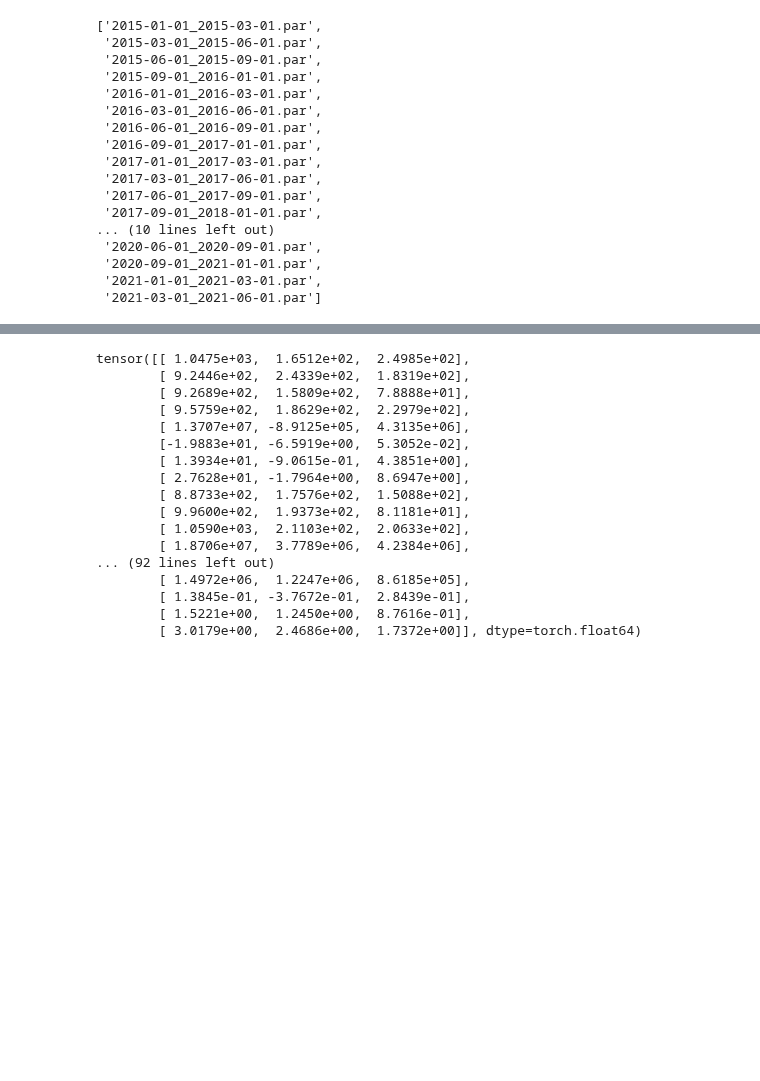
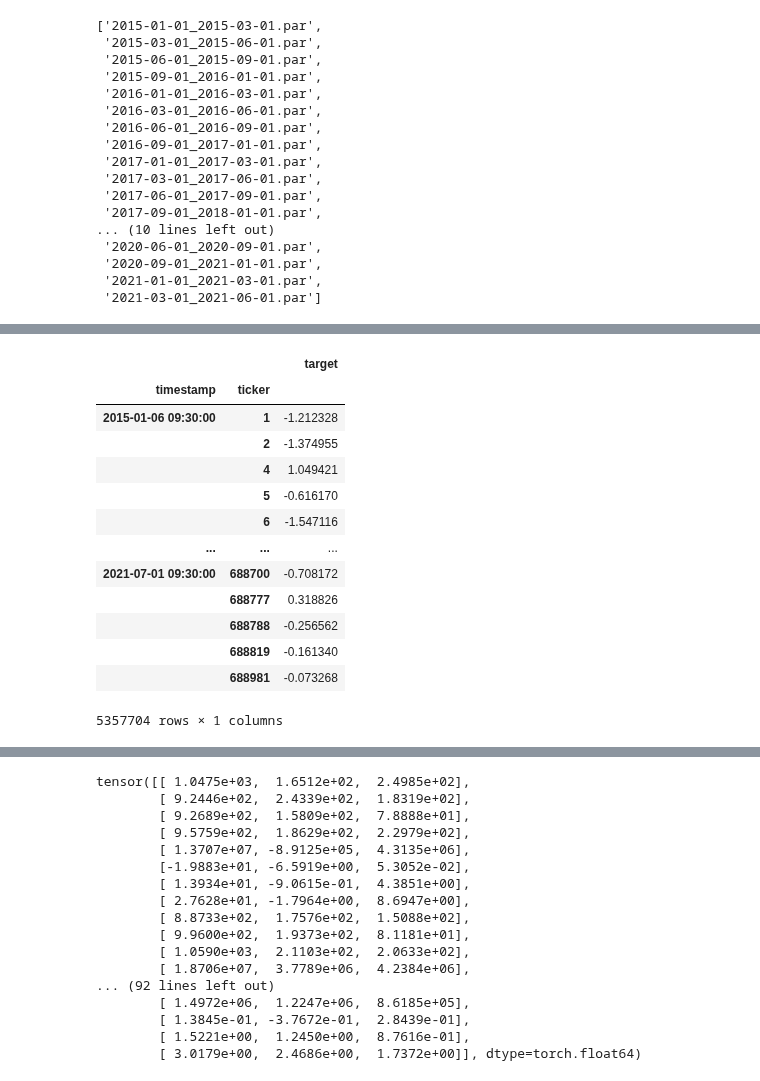
Before and after one commit to June24-Wu/Shannon, a Jupyter notebook: NoteBook/Get_Original_AlphaNet_Data.ipynb, the cells around one changed output, grey strips where cells are left out. Drawn from its saved outputs; the diff is of its cells as text; code cells hidden in the pictures; blank space fills up the shorter version.

Commit message:
12.22 morning standard target

```diff
--- a/NoteBook/Get_Original_AlphaNet_Data.ipynb
+++ b/NoteBook/Get_Original_AlphaNet_Data.ipynb
@@ -1,9 +1,9 @@
 # %% [markdown]
 # Get_Original_AlphaNet_Data
 # %%
-Alpha_Name = "AlphaNet_Original_Input_12.14"
+Alpha_Name = "AlphaNet_Original_Input_12.22_1d_return"
 path = '/home/wuwenjun/Data/' + Alpha_Name +'/'
-target = "5d_ret"
+target = "1d_ret"
 # %%
 import time
 import os
@@ -560,26 +569,5 @@ print("并行执行时间：", int(t2 - t1))
 # print("并行执行时间：", int(t2 - t1))
 # %% [markdown]
 # Pooling and Norm ( Save to Pooling_Norm_Daily)
-# %%
-import time
-import os
-from Research.backtest.bt import BTDaily
-from Research.feature.ft import FeatureAnalysis
-import Research.utils.namespace as namespace
-import Research.utils.normalization as norm
-from Platform.database.mysql import MysqlAPI
-from Platform.utils.persistence import convert_to_standard_daily_feature_csv, convert_to_standard_daily_feature_par
-from Platform.config.mysql_info import FACTOR_LIB_MYSQL_TIO
-import DataAPI
-from os import walk
-import pandas as pd
-import numpy as np
-import torch
-import torch.nn as nn
-from progressbar import ProgressBar
-from tqdm import tqdm
-Alpha_Name = "AlphaNet_Original_Input_12.14"
-path = '/home/wuwenjun/Data/' + Alpha_Name +'/'
-target = "5d_ret"
 # %%
 os.mkdir(path+"Pooling_Norm_Daily")
@@ -679,0 +709,26 @@ pd.read_parquet("/home/wuwenjun/Data/AlphaNet_Original_Input_12.14/Pooling_Norm_
+# %%
+dataframe_list = pd.read_csv(path + "data.csv").set_index(["timestamp","ticker"])
+df = dataframe_list[target].unstack()
+df = (df.T - df.mean(axis=1)) / df.std(axis=1)
+df = df.T.stack()
+df = pd.DataFrame(df,columns=["target"])
+# to date time
+df.reset_index(inplace=True)
+df['timestamp'] = pd.to_datetime(df['timestamp'])
+df.set_index(["timestamp","ticker"],inplace=True)
+df
+# %% [output]
+|  |  | target |
+| timestamp | ticker |  |
+| 2015-01-06 09:30:00 | 1 | -1.212328 |
+|  | 2 | -1.374955 |
+|  | 4 | 1.049421 |
+|  | 5 | -0.616170 |
+|  | 6 | -1.547116 |
+| ... | ... | ... |
+| 2021-07-01 09:30:00 | 688700 | -0.708172 |
+|  | 688777 | 0.318826 |
+|  | 688788 | -0.256562 |
+|  | 688819 | -0.161340 |
+|  | 688981 | -0.073268 |
+5357704 rows × 1 columns
```
Also changed, not shown: parts of 20 cells of this notebook.
